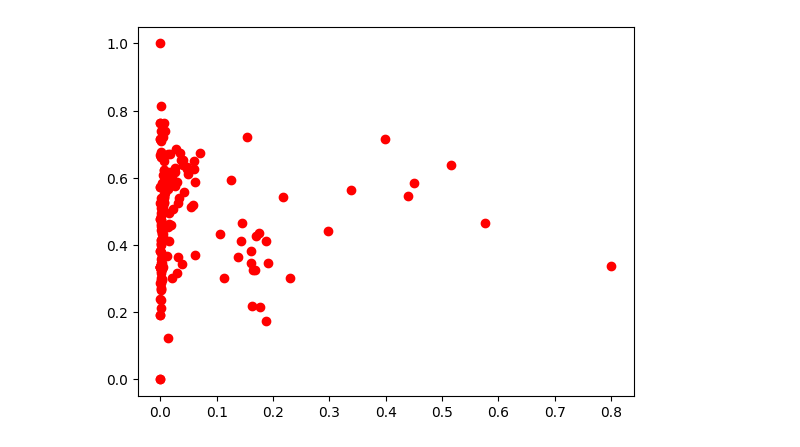
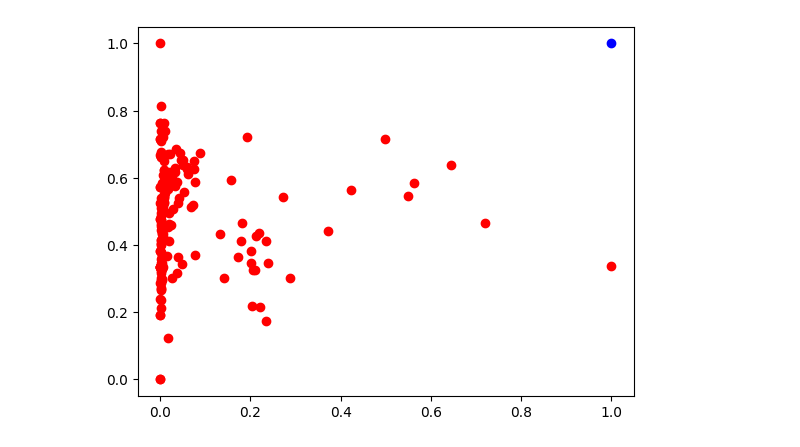
Before and after one commit to GAPPLabs/DataScienceProject, a Jupyter notebook: Proyecto.ipynb, the cells around one changed output. Drawn from its saved outputs; the diff is of its cells as text; code cells hidden in the pictures.

```diff
--- a/Proyecto.ipynb
+++ b/Proyecto.ipynb
@@ -16,7 +27,8 @@ diccionario = dict(zip(unique, counts))
 # %%
 #Creación de variables usadas para el marco de datos normalizedDataset
 robustCount = MinMaxScaler().fit_transform(np.array(list(diccionario.values())).reshape(-1,1)).flat[:]
-robustCountNormalized = ((robustCount - min(robustCount).reshape(-1,1))*.8).flat[:]
+robustCountNormalized = (((robustCount - min(robustCount).reshape(-1,1))).flat[:])
+
 mean = [statistics.geometric_mean(df[df["Nationality"]==pais]["Overall"])for pais in list(diccionario.keys())]
 robustMean = (MinMaxScaler().fit_transform(np.array(mean).reshape(-1,1))).flat[:]
 robustMeanNormalized = (robustMean - min(robustMean).reshape(-1,1)).flat[:]
@@ -29,9 +41,7 @@ target
 # %%
 normalizedDataset = pd.DataFrame(data={'Nationality':list(diccionario.keys()), 'Count': diccionario.values(),
-                                        'RobustCount': robustCount,
-                                       'RobustCountNormalized': robustCountNormalized,
-                                           "Mean": mean, 'RobustMean': robustMean,
-                                           'RobustMeanNormalized': robustMeanNormalized
+                         "Mean": mean, 'RobustCount': robustCount, 'RobustMean': robustMean,
+                      'RobustCountNormalized': robustCountNormalized,'RobustMeanNormalized': robustMeanNormalized
                                       })
 # %%
 #Agregando columna de distancias a normalizedDataset
@@ -104,5 +211,7 @@ plt.show()
 # %%
-    plt.scatter(normalizedDataset["RobustCountNormalized"].values, normalizedDataset["RobustMeanNormalized"].values, color='r')
+plt.scatter(normalizedDataset["RobustCountNormalized"].values, normalizedDataset["RobustMeanNormalized"].values, color='r')
+plt.scatter(target[0], target[1], color='b')
+
 plt.show()
 # %% [output]
-[figure, old version]
+[figure, new version]
```
Also changed, not shown: parts of 15 cells of this notebook.
